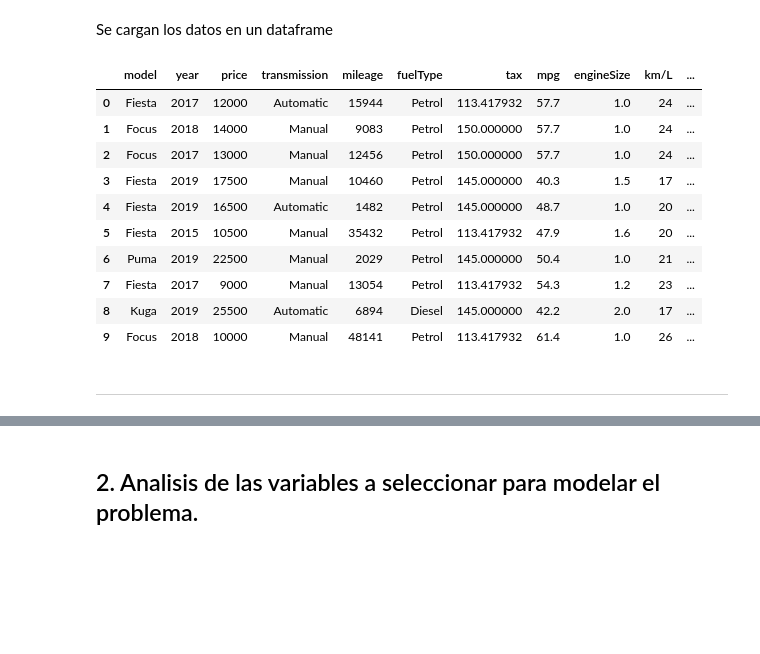
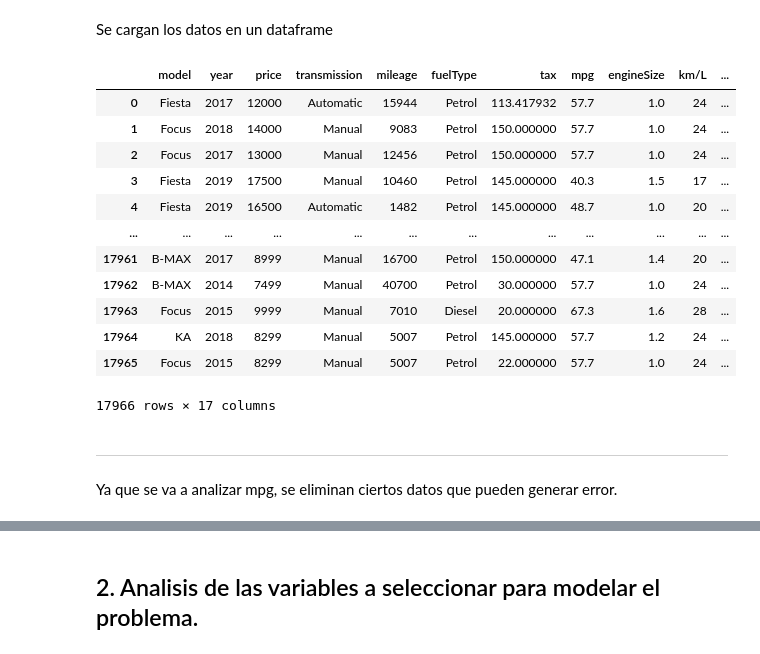
Before and after one commit to FranciscoJavierSG/Tarea4-Python, a Jupyter notebook: Tarea4_Python.ipynb, the cells around one changed output, grey strips where cells are left out. Cells and saved outputs as stored; diff of their text form; code cells hidden in the pictures; blank space fills up the shorter version.

```diff
--- a/Tarea4_Python.ipynb
+++ b/Tarea4_Python.ipynb
@@ -15,18 +15,22 @@ import seaborn as sns
 Se cargan los datos en un dataframe
 # %%
 df = pd.read_csv("datos_vehiculos_procesados.csv", skiprows=0, low_memory=False)
-df.head(10)
+df
 # %% [output]
 |  | model | year | price | transmission | mileage | fuelType | tax | mpg | engineSize | km/L | ... |
 | 0 | Fiesta | 2017 | 12000 | Automatic | 15944 | Petrol | 113.417932 | 57.7 | 1.0 | 24 | ... |
 | 1 | Focus | 2018 | 14000 | Manual | 9083 | Petrol | 150.000000 | 57.7 | 1.0 | 24 | ... |
 | 2 | Focus | 2017 | 13000 | Manual | 12456 | Petrol | 150.000000 | 57.7 | 1.0 | 24 | ... |
 | 3 | Fiesta | 2019 | 17500 | Manual | 10460 | Petrol | 145.000000 | 40.3 | 1.5 | 17 | ... |
 | 4 | Fiesta | 2019 | 16500 | Automatic | 1482 | Petrol | 145.000000 | 48.7 | 1.0 | 20 | ... |
-| 5 | Fiesta | 2015 | 10500 | Manual | 35432 | Petrol | 113.417932 | 47.9 | 1.6 | 20 | ... |
-| 6 | Puma | 2019 | 22500 | Manual | 2029 | Petrol | 145.000000 | 50.4 | 1.0 | 21 | ... |
-| 7 | Fiesta | 2017 | 9000 | Manual | 13054 | Petrol | 113.417932 | 54.3 | 1.2 | 23 | ... |
-| 8 | Kuga | 2019 | 25500 | Automatic | 6894 | Diesel | 145.000000 | 42.2 | 2.0 | 17 | ... |
-| 9 | Focus | 2018 | 10000 | Manual | 48141 | Petrol | 113.417932 | 61.4 | 1.0 | 26 | ... |
+| ... | ... | ... | ... | ... | ... | ... | ... | ... | ... | ... | ... |
+| 17961 | B-MAX | 2017 | 8999 | Manual | 16700 | Petrol | 150.000000 | 47.1 | 1.4 | 20 | ... |
+| 17962 | B-MAX | 2014 | 7499 | Manual | 40700 | Petrol | 30.000000 | 57.7 | 1.0 | 24 | ... |
+| 17963 | Focus | 2015 | 9999 | Manual | 7010 | Diesel | 20.000000 | 67.3 | 1.6 | 28 | ... |
+| 17964 | KA | 2018 | 8299 | Manual | 5007 | Petrol | 145.000000 | 57.7 | 1.2 | 24 | ... |
+| 17965 | Focus | 2015 | 8299 | Manual | 5007 | Petrol | 22.000000 | 57.7 | 1.0 | 24 | ... |
+17966 rows × 17 columns
 # %% [markdown]
 ---
+# %% [markdown]
+Ya que se va a analizar mpg, se eliminan ciertos datos que pueden generar error.
```
Also changed, not shown: parts of 29 cells of this notebook.
